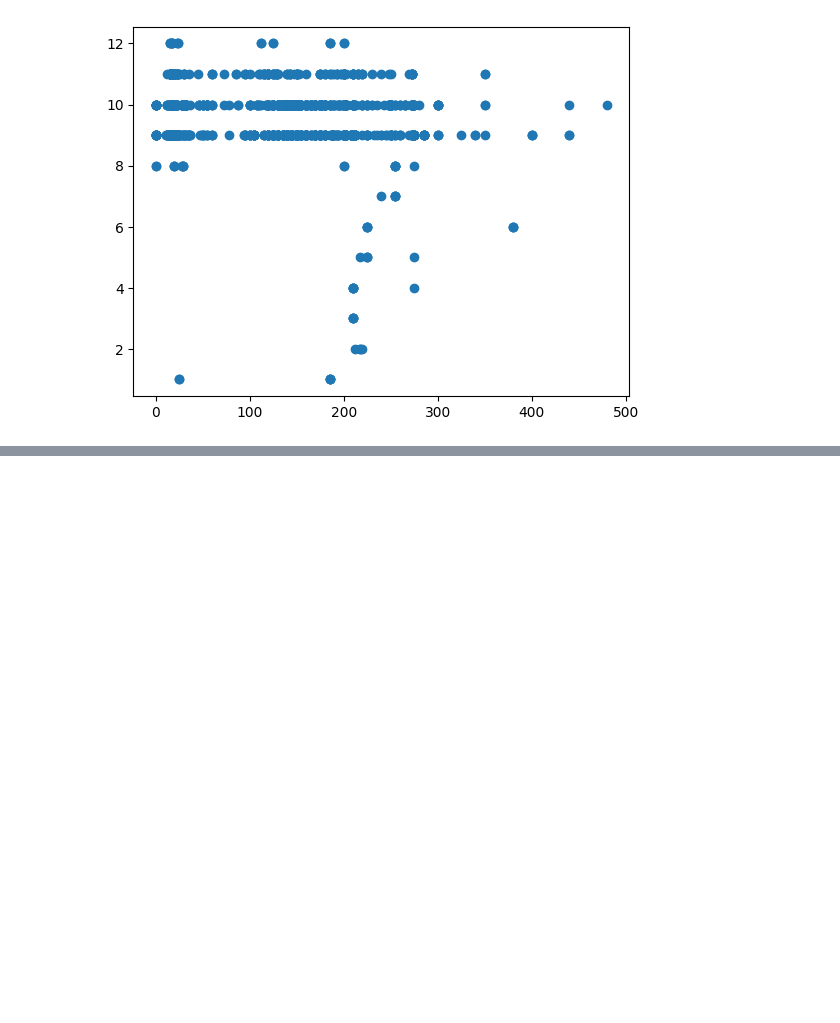
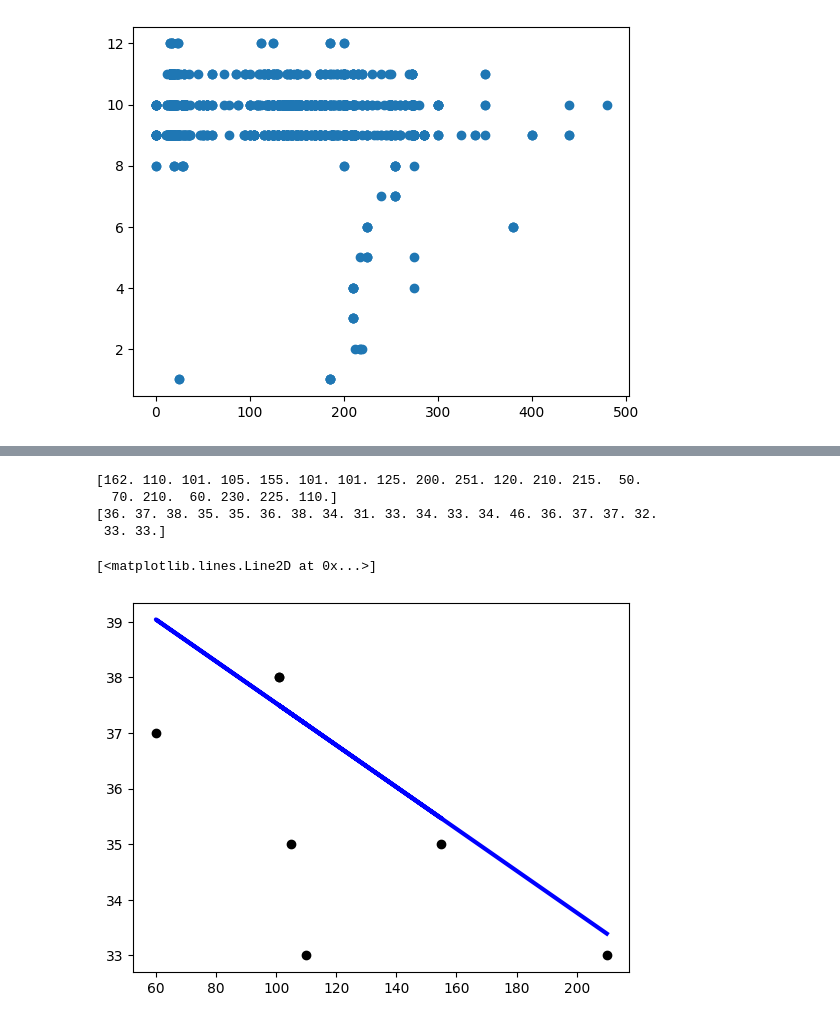
Before and after one commit to ashishsharma2511/ML, a Jupyter notebook: 2-Regression/1-Tools/notebook.ipynb, the cells around one changed output, grey strips where cells are left out. Cells and saved outputs as stored; diff of their text form; code cells hidden in the pictures; blank space fills up the shorter version.

```diff
--- a/2-Regression/1-Tools/notebook.ipynb
+++ b/2-Regression/1-Tools/notebook.ipynb
@@ -39,0 +40,28 @@ plt.show()
+# %%
+import matplotlib.pyplot as plt
+import numpy as np
+from sklearn import datasets, linear_model, model_selection
+
+linnerud = datasets.load_linnerud()
+X = linnerud.data
+y = linnerud.target
+w_line= X[:,1]
+print(w_line)
+s_line= y[:,1]
+print(s_line)
+
+w_line_train, w_line_test, s_line_train, s_line_test = model_selection.train_test_split(w_line, s_line, test_size=0.33)
+
+model = linear_model.LinearRegression()
+model.fit(w_line_train.reshape(-1, 1), s_line_train)
+
+s_line_pred = model.predict(w_line_test.reshape(-1, 1))
+plt.scatter(w_line_test, s_line_test,  color='black')
+plt.plot(w_line_test, s_line_pred, color='blue', linewidth=3)
+# %% [output]
+[162. 110. 101. 105. 155. 101. 101. 125. 200. 251. 120. 210. 215.  50.
+  70. 210.  60. 230. 225. 110.]
+[36. 37. 38. 35. 35. 36. 38. 34. 31. 33. 34. 33. 34. 46. 36. 37. 37. 32.
+ 33. 33.]
+[<matplotlib.lines.Line2D at 0x...>]
+[figure, added]
```
Also changed, not shown: parts of 1 cell of this notebook.
